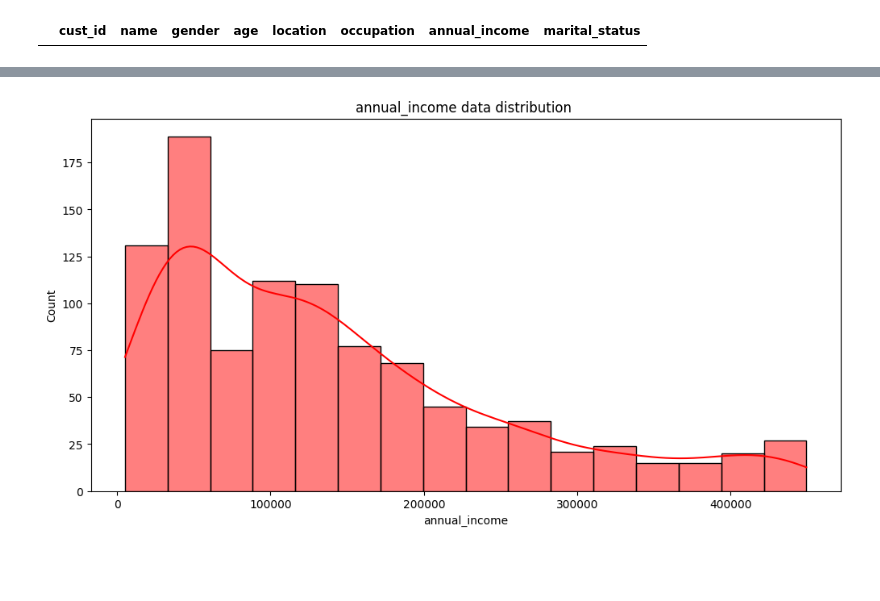
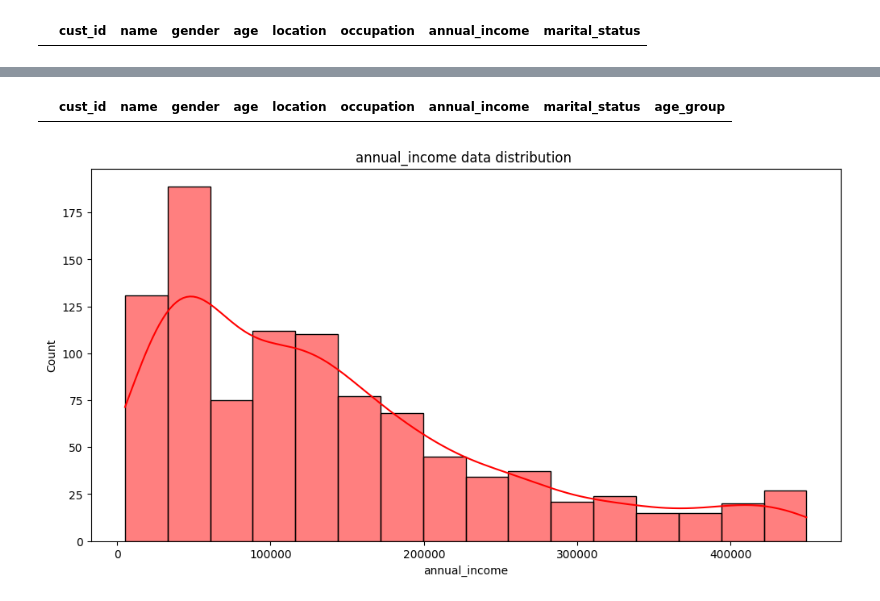
Before and after one commit to imabuzerdatascience/Atli_Bank_credit_card_project, a Jupyter notebook: Credit_card_project.ipynb, the cells around one changed output, grey strips where cells are left out. Saved outputs shown, nothing was run; the diff lists cells and outputs as text; code cells hidden in the pictures; blank space fills up the shorter version.

```diff
--- a/Credit_card_project.ipynb
+++ b/Credit_card_project.ipynb
@@ -206,3 +259,7 @@ check_outliers
+# %%
+df_cust[df_cust.annual_income<100]
+# %% [output]
+|  | cust_id | name | gender | age | location | occupation | annual_income | marital_status | age_group |
 # %%
 # now plot histogram aftr removing outliers in dataframe
 plt.figure(figsize=(12,6))
```
Also changed, not shown: parts of 21 cells of this notebook.
